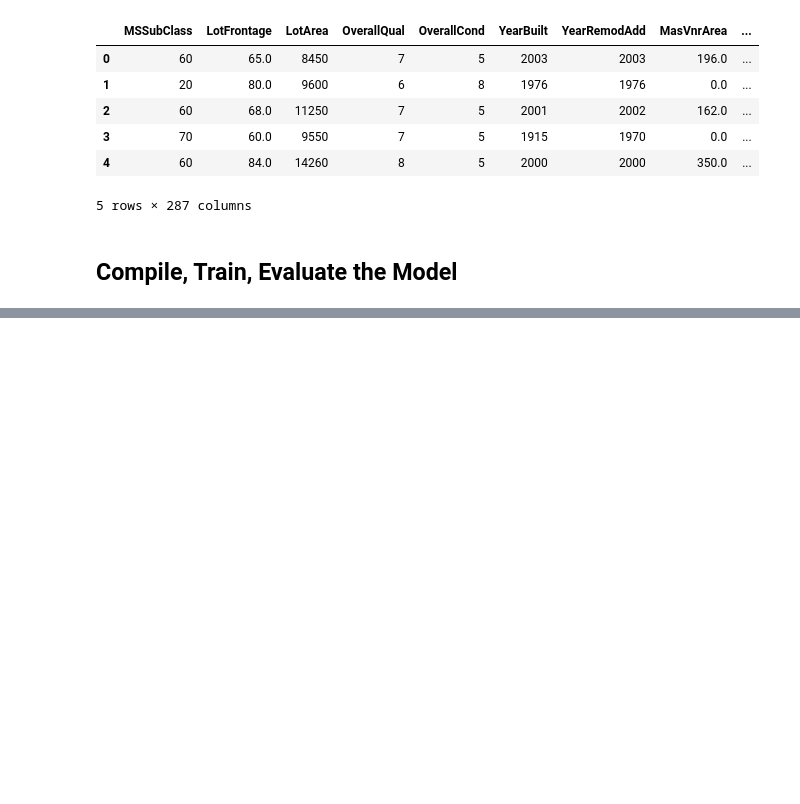
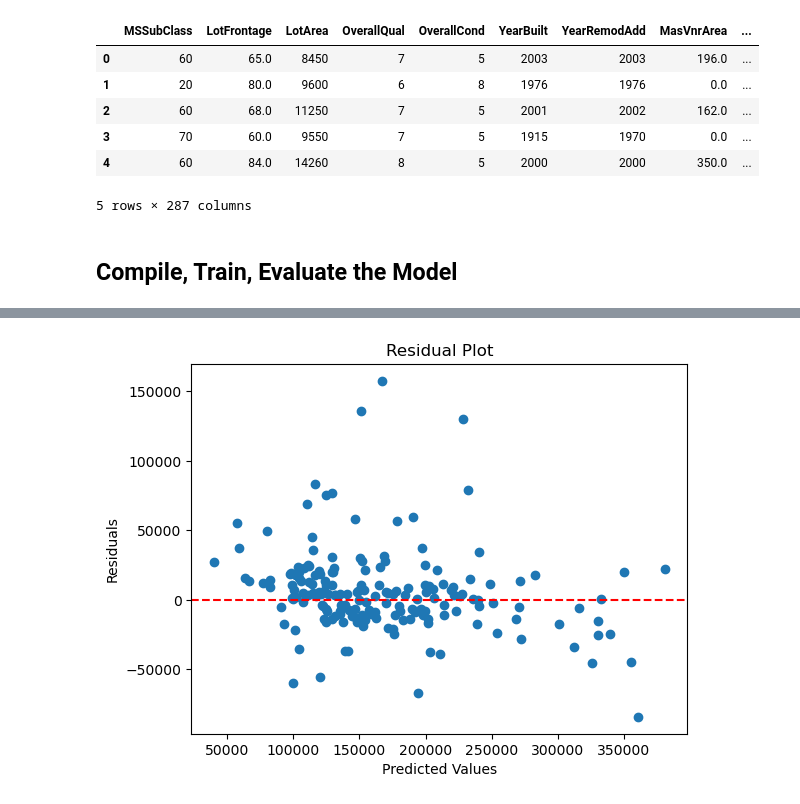
Before and after one commit to AbdullahMJ99/Project-4, a Jupyter notebook: trial_models/nn_template.ipynb, the cells around one changed output, grey strips where cells are left out. Drawn from its saved outputs; the diff is of its cells as text; code cells hidden in the pictures; blank space fills up the shorter version.

```diff
--- a/trial_models/nn_template.ipynb
+++ b/trial_models/nn_template.ipynb
@@ -169,0 +325,12 @@ Mean Absolute Error: 22035.056136246567
+# %%
+# residual plot
+# difference between actual and predicted values
+# you want there to be a rnadom distribution around the red line, zero
+residuals = y_test - nn.predict(X_test).flatten()
+plt.scatter(nn.predict(X_test).flatten(), residuals)
+plt.axhline(y=0, color="r", linestyle="--")
+plt.xlabel("Predicted Values")
+plt.ylabel("Residuals")
+plt.title("Residual Plot")
+plt.show()
+# %% [output]
@@ -169,0 +339 @@ Mean Absolute Error: 22035.056136246567
+[figure, added]
```
Also changed, not shown: parts of 24 cells of this notebook, 49 other files.
